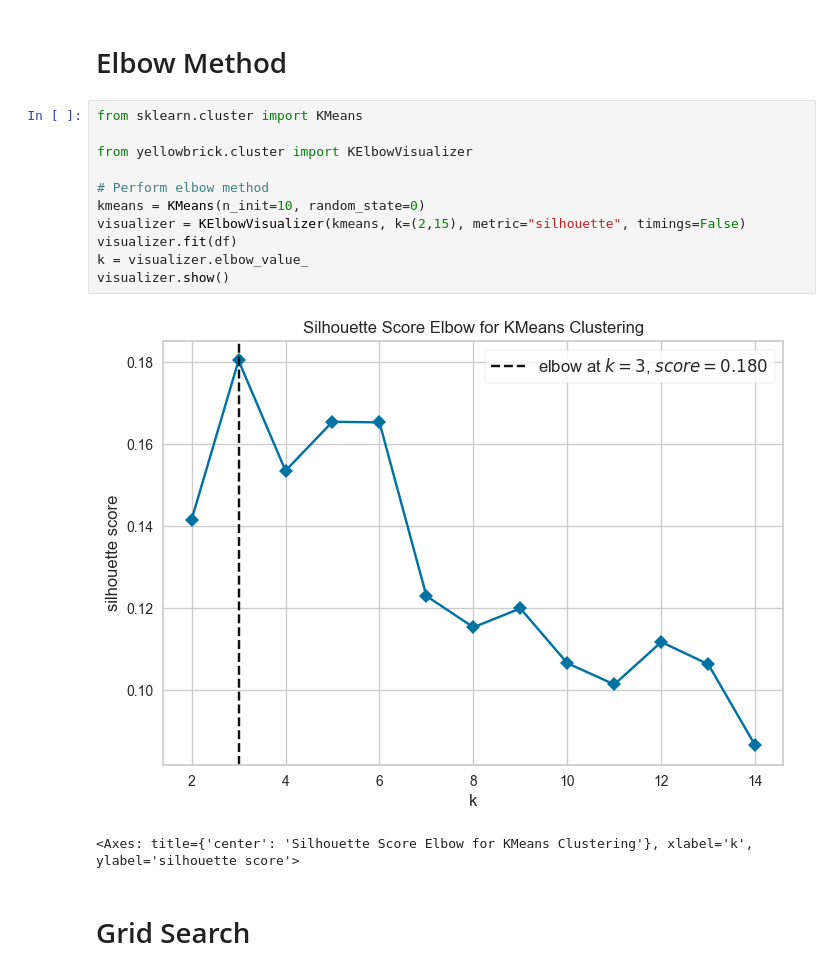
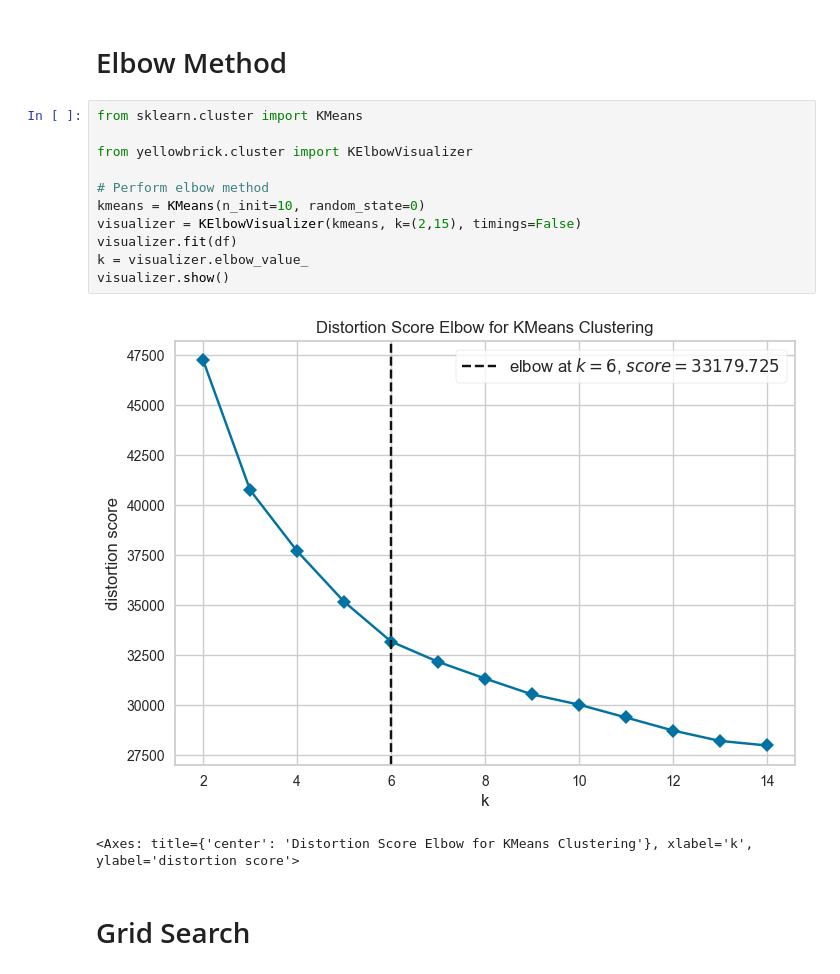
Before and after one commit to JM-Elbambo/GTZAN-Music-Clustering, a Jupyter notebook: main.ipynb, the cells around one changed output. Cells and saved outputs as stored; diff of their text form.

Commit message:
Use default metric for elbow method

```diff
--- a/main.ipynb
+++ b/main.ipynb
@@ -81,17 +81,17 @@ df.head()
 # %%
 from sklearn.cluster import KMeans
 
 from yellowbrick.cluster import KElbowVisualizer
 
 # Perform elbow method
 kmeans = KMeans(n_init=10, random_state=0)
-visualizer = KElbowVisualizer(kmeans, k=(2,15), metric="silhouette", timings=False)
+visualizer = KElbowVisualizer(kmeans, k=(2,15), timings=False)
 visualizer.fit(df)
 k = visualizer.elbow_value_
 visualizer.show()
 # %% [output]
-[figure, old version]
+[figure, new version]
-<Axes: title={'center': 'Silhouette Score Elbow for KMeans Clustering'}, xlabel='k', ylabel='silhouette score'>
+<Axes: title={'center': 'Distortion Score Elbow for KMeans Clustering'}, xlabel='k', ylabel='distortion score'>
 # %% [markdown]
 <h1>Grid Search</h1>
 # %%
```
Also changed, not shown: parts of 1 cell of this notebook.
